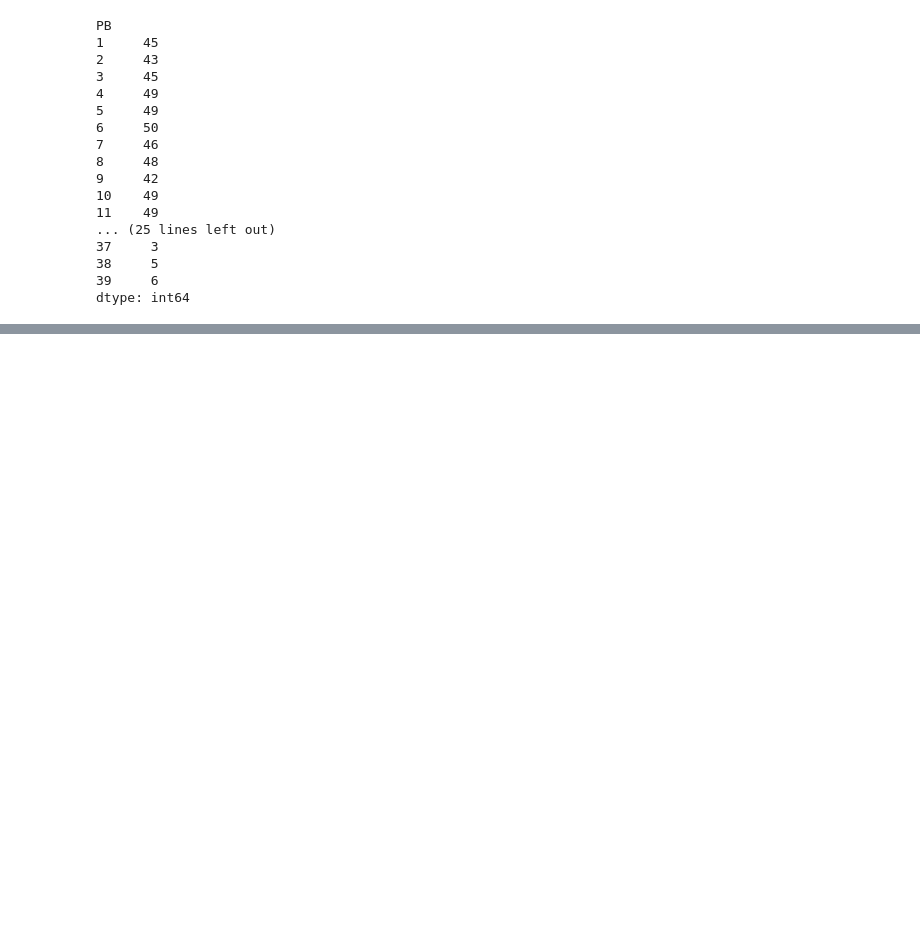
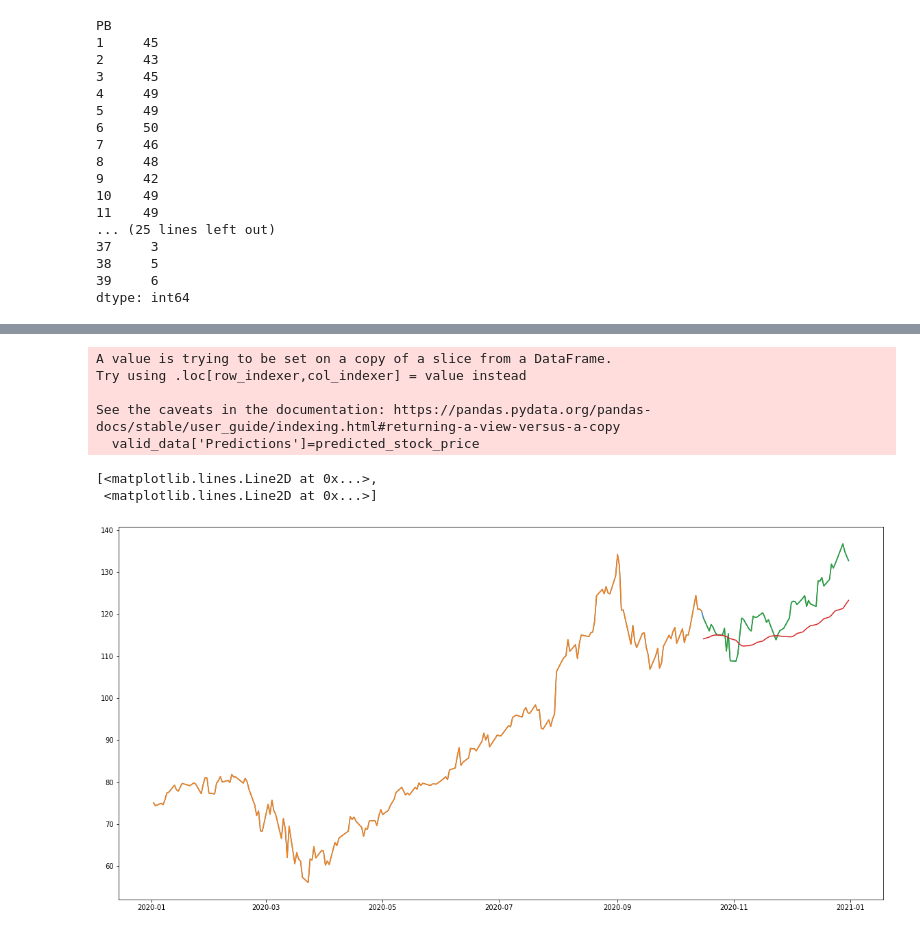
Before and after one commit to Mikdown/CL-Data-Main, a Jupyter notebook: import_csv_file.ipynb, the cells around one changed output, grey strips where cells are left out. Saved outputs shown, nothing was run; the diff lists cells and outputs as text; code cells hidden in the pictures; blank space fills up the shorter version.

Commit message:
Stock Prediction

```diff
--- a/import_csv_file.ipynb
+++ b/import_csv_file.ipynb
@@ -3,0 +1,10 @@ import numpy as np
+# %%
+import pandas as pd
+import numpy as np
+import matplotlib.pyplot as plt
+%matplotlib inline
+from matplotlib.pylab import rcParams
+rcParams['figure.figsize']=20,10
+from keras.models import Sequential
+from keras.layers import LSTM,Dropout,Dense
+from sklearn.preprocessing import MinMaxScaler
@@ -45,0 +159,53 @@ dtype: int64
+# %%
+df = filter_by_year()
+df.index = df["Date"]
+
+plt.plot(df["Close"],label='Close Price history')
+
+df = df.sort_index(ascending=True,axis=0)
+data = pd.DataFrame(index=range(0,len(df)),columns=['Date','Close'])
+for i in range(0,len(data)):
+    data["Date"][i]=df['Date'][i]
+    data["Close"][i]=df["Close"][i]
+data.head()
+
+scaler=MinMaxScaler(feature_range=(0,1))
+data.index=data.Date
+data.drop("Date",axis=1,inplace=True)
+final_data = data.values
+train_data=final_data[0:200,:]
+valid_data=final_data[200:,:]
+scaler=MinMaxScaler(feature_range=(0,1))
+scaled_data=scaler.fit_transform(final_data)
+x_train_data,y_train_data=[],[]
+for i in range(60,len(train_data)):
+    x_train_data.append(scaled_data[i-60:i,0])
+    y_train_data.append(scaled_data[i,0])
+
+lstm_model=Sequential()
+lstm_model.add(LSTM(units=50,return_sequences=True,input_shape=(np.shape(x_train_data)[1],1)))
+lstm_model.add(LSTM(units=50))
+lstm_model.add(Dense(1))
+model_data=data[len(data)-len(valid_data)-60:].values
+model_data=model_data.reshape(-1,1)
+model_data=scaler.transform(model_data)
+
+lstm_model.compile(loss="mean_squared_error",optimizer="adam")
+x_train_data = np.asarray(x_train_data)
+y_train_data = np.asarray(y_train_data)
+lstm_model.fit(x_train_data,y_train_data,epochs=1,batch_size=1,verbose=2)
+X_test=[]
+for i in range(60,model_data.shape[0]):
+    X_test.append(model_data[i-60:i,0])
+X_test=np.array(X_test)
+X_test=np.reshape(X_test,(X_test.shape[0],X_test.shape[1],1))
+
+predicted_stock_price=lstm_model.predict(X_test)
+predicted_stock_price=scaler.inverse_transform(predicted_stock_price)
+
+train_data=data[:200]
+valid_data=data[200:]
+valid_data['Predictions']=predicted_stock_price
+plt.plot(train_data["Close"])
+plt.plot(valid_data[['Close',"Predictions"]])
+# %% [output]
@@ -45,0 +217,8 @@ dtype: int64
+A value is trying to be set on a copy of a slice from a DataFrame.
+Try using .loc[row_indexer,col_indexer] = value instead
+
+See the caveats in the documentation: https://pandas.pydata.org/pandas-docs/stable/user_guide/indexing.html#returning-a-view-versus-a-copy
+  valid_data['Predictions']=predicted_stock_price
+[<matplotlib.lines.Line2D at 0x...>,
+ <matplotlib.lines.Line2D at 0x...>]
+[figure, added]
```
Also changed, not shown: parts of 5 cells of this notebook.
